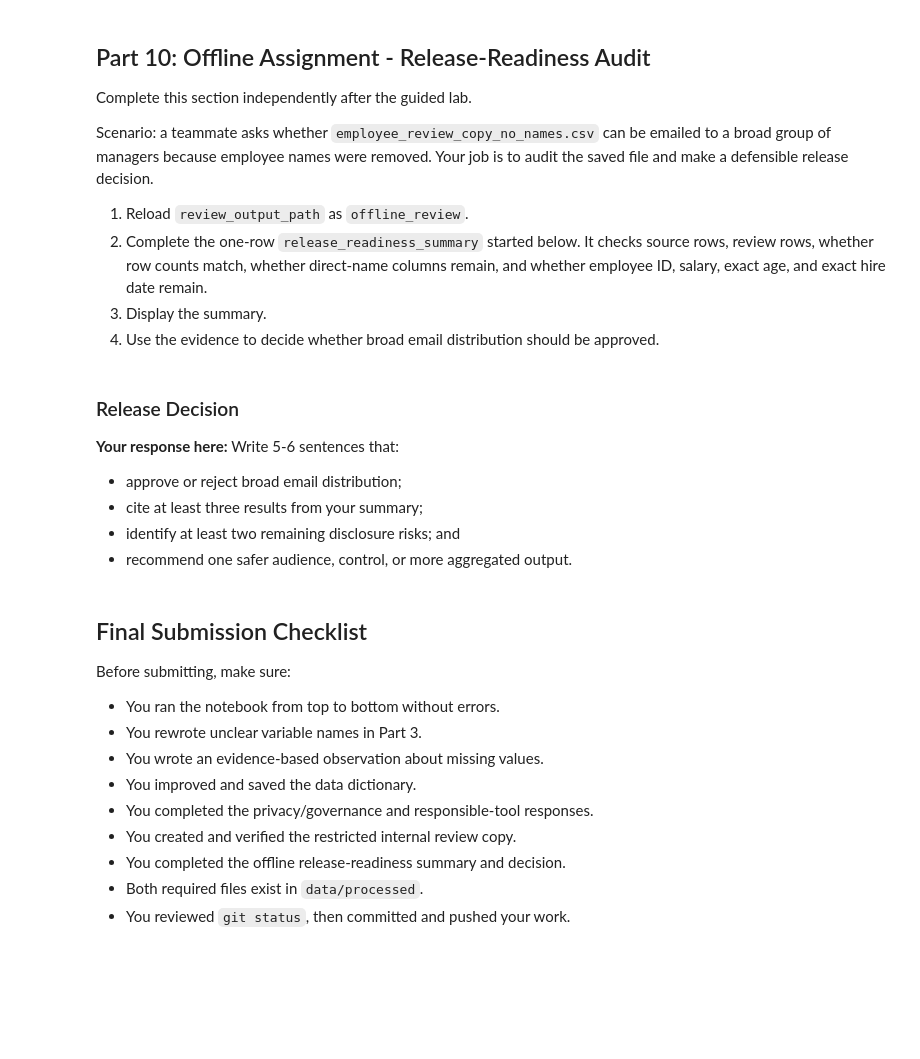
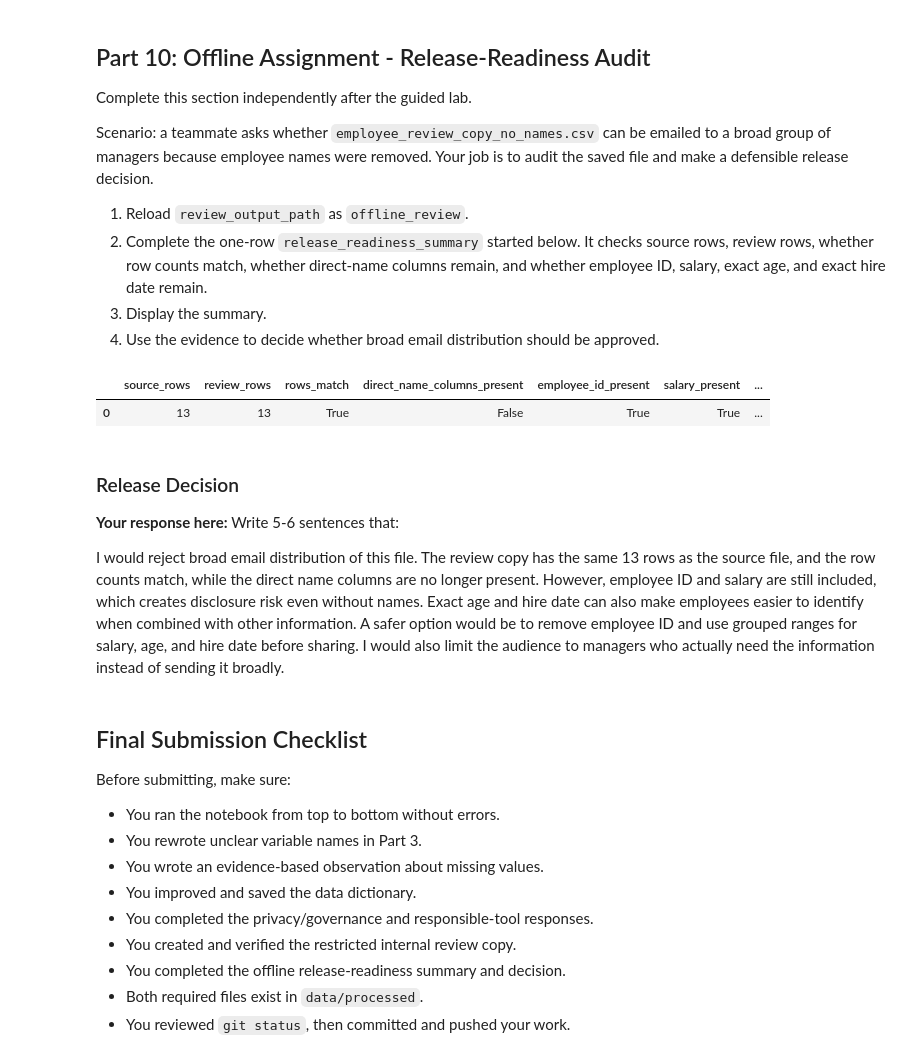
Before and after one commit to anikabhuyan1234/ban6003-week3-4-anika, a Jupyter notebook: notebooks/week4_github_repro_governance_lab.ipynb, the cells around one changed output. Cells and saved outputs as stored; diff of their text form; code cells hidden in the pictures; blank space fills up the shorter version.

```diff
--- a/notebooks/week4_github_repro_governance_lab.ipynb
+++ b/notebooks/week4_github_repro_governance_lab.ipynb
@@ -388,30 +375,30 @@ Scenario: a teammate asks whether `employee_review_copy_no_names.csv` can be ema
 # %%
 # Offline Assignment
 # Hint: use `"column_name" in offline_review.columns` for each remaining-field check.
 # The direct-name check is already completed as an example.
 offline_review = pd.read_csv(review_output_path)
 
 release_readiness_summary = pd.DataFrame([{
     "source_rows": len(employees_raw),
     "review_rows": len(offline_review),
     "rows_match": len(employees_raw) == len(offline_review),
     "direct_name_columns_present": bool(set(direct_name_columns) & set(offline_review.columns)),
-    "employee_id_present": None,  # TODO
-    "salary_present": None,  # TODO
-    "exact_age_present": None,  # TODO
-    "exact_hire_date_present": None,  # TODO
+    "employee_id_present": "employee_id" in offline_review.columns,
+    "salary_present": "salary" in offline_review.columns,
+    "exact_age_present": "age" in offline_review.columns,
+    "exact_hire_date_present": "hire_date" in offline_review.columns,
 }])
 
 release_readiness_summary
+# %% [output]
+|  | source_rows | review_rows | rows_match | direct_name_columns_present | employee_id_present | salary_present | ... |
+| 0 | 13 | 13 | True | False | True | True | ... |
 # %% [markdown]
 ### Release Decision
 
 **Your response here:** Write 5-6 sentences that:
 
-- approve or reject broad email distribution;
-- cite at least three results from your summary;
-- identify at least two remaining disclosure risks; and
-- recommend one safer audience, control, or more aggregated output.
+I would reject broad email distribution of this file. The review copy has the same 13 rows as the source file, and the row counts match, while the direct name columns are no longer present. However, employee ID and salary are still included, which creates disclosure risk even without names. Exact age and hire date can also make employees easier to identify when combined with other information. A safer option would be to remove employee ID and use grouped ranges for salary, age, and hire date before sharing. I would also limit the audience to managers who actually need the information instead of sending it broadly.
 # %% [markdown]
 ## Final Submission Checklist
 
```
Also changed, not shown: parts of 4 cells of this notebook, 1 other file.
